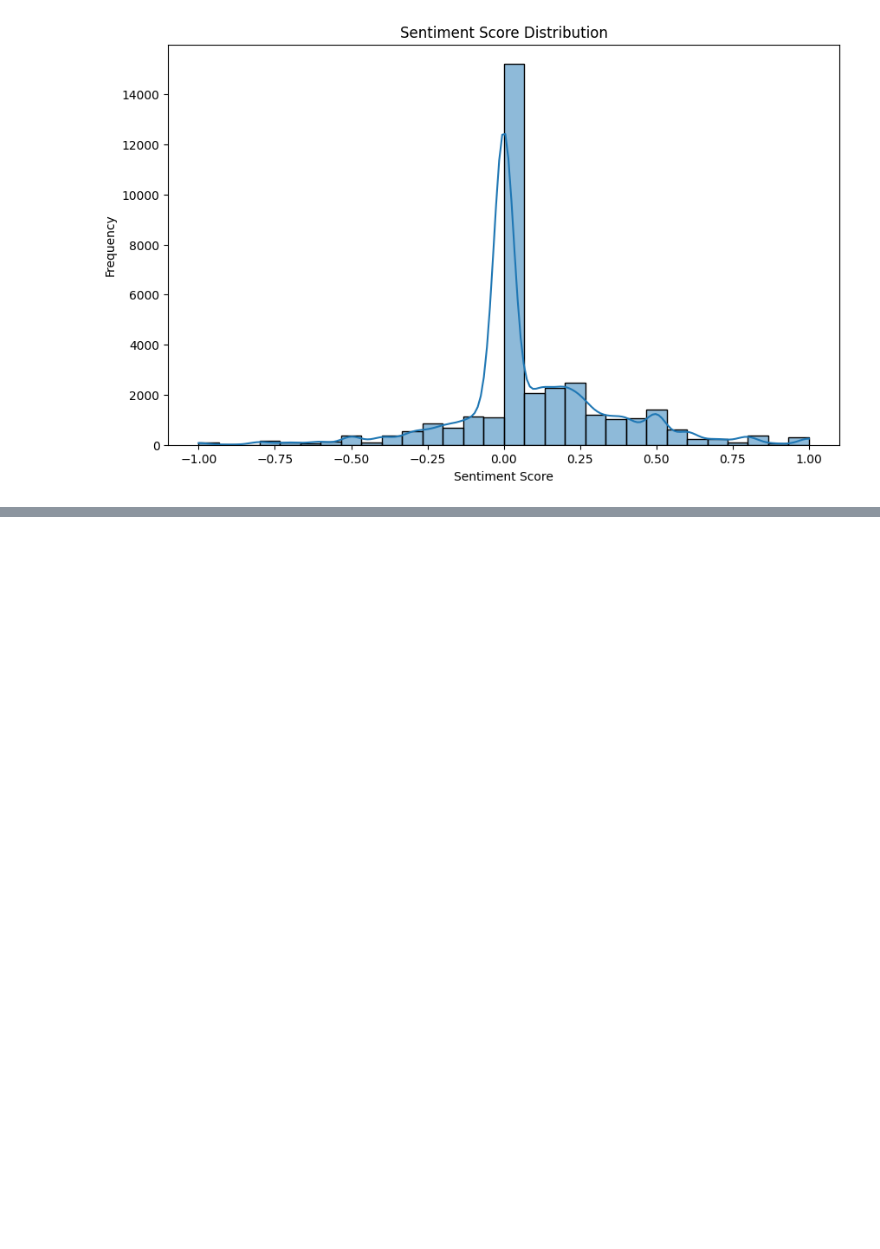
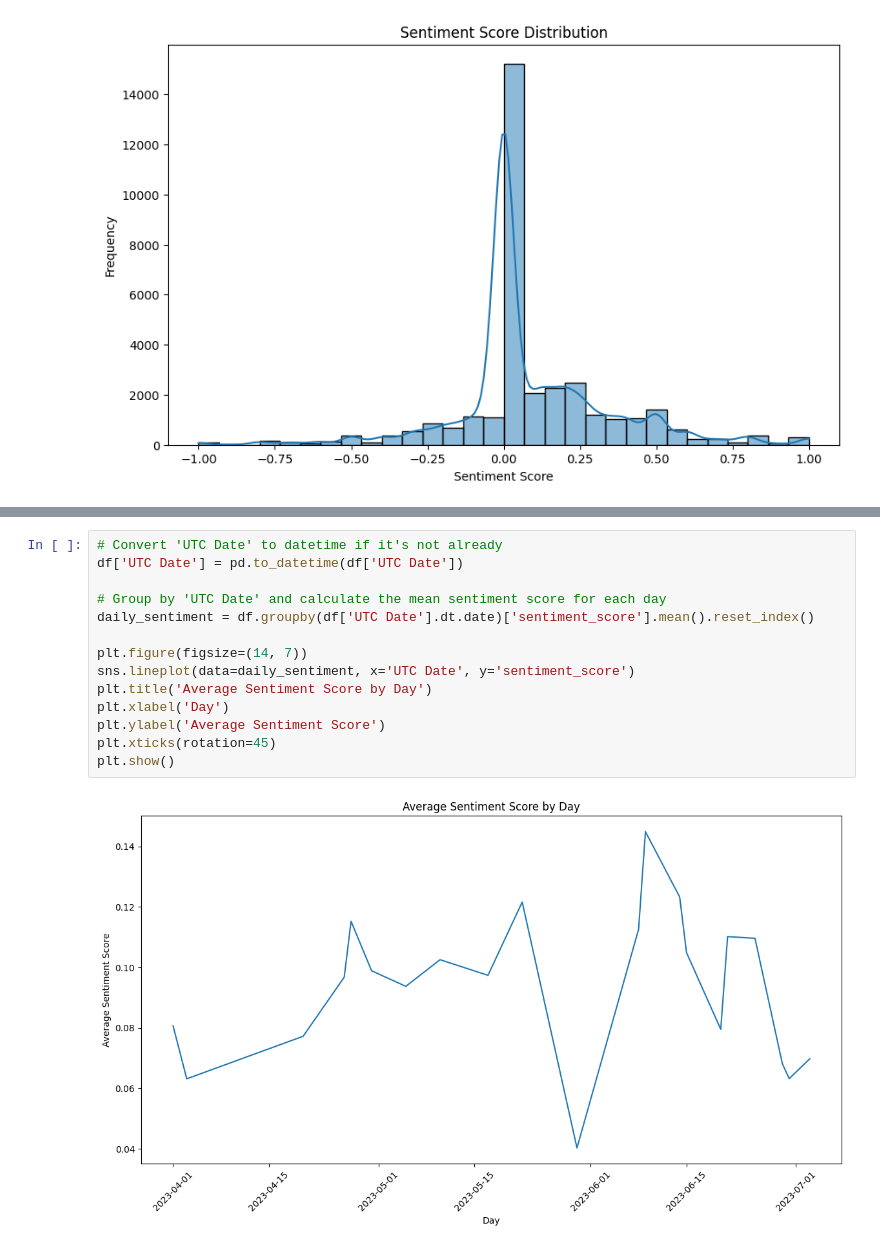
Before and after one commit to filippogiovagnini/sentimental-analysis-twitter-elon-tesla, a Jupyter notebook: featuring_engineering.ipynb, the cells around one changed output, grey strips where cells are left out. Saved outputs shown, nothing was run; the diff lists cells and outputs as text; blank space fills up the shorter version.

```diff
--- a/featuring_engineering.ipynb
+++ b/featuring_engineering.ipynb
@@ -76,0 +99,16 @@ if 'date' in df.columns:
+# %%
+# Convert 'UTC Date' to datetime if it's not already
+df['UTC Date'] = pd.to_datetime(df['UTC Date'])
+
+# Group by 'UTC Date' and calculate the mean sentiment score for each day
+daily_sentiment = df.groupby(df['UTC Date'].dt.date)['sentiment_score'].mean().reset_index()
+
+plt.figure(figsize=(14, 7))
+sns.lineplot(data=daily_sentiment, x='UTC Date', y='sentiment_score')
+plt.title('Average Sentiment Score by Day')
+plt.xlabel('Day')
+plt.ylabel('Average Sentiment Score')
+plt.xticks(rotation=45)
+plt.show()
+# %% [output]
+[figure, added]
```
Also changed, not shown: parts of 3 cells of this notebook.
